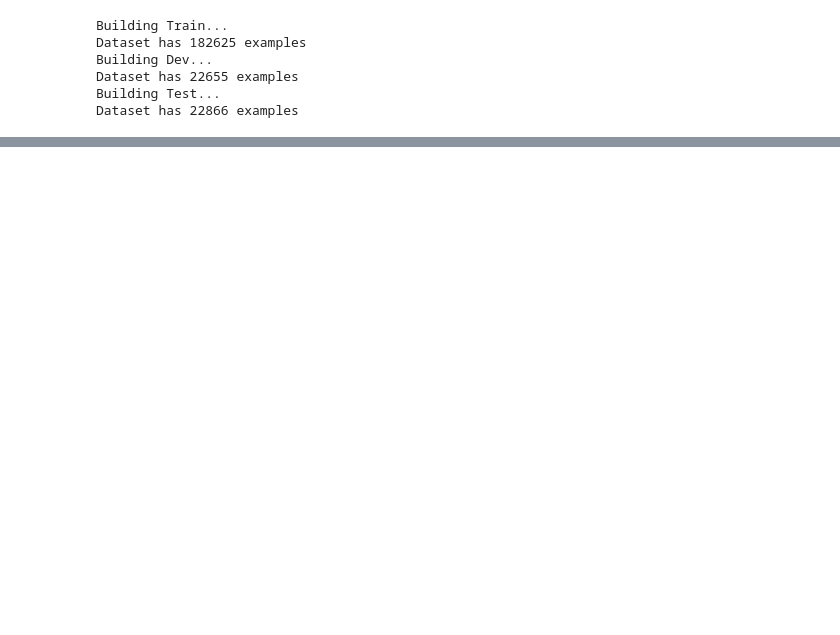
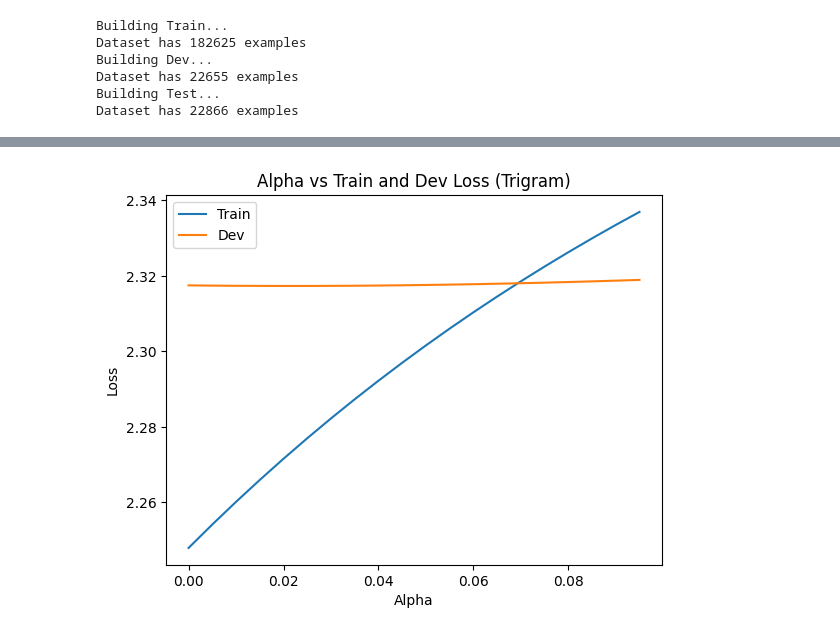
Before and after one commit to pc-cp/Neural-Networks-Zero-to-Hero, a Jupyter notebook: exercise of makemore-1.ipynb, the cells around one changed output, grey strips where cells are left out. Saved outputs shown, nothing was run; the diff lists cells and outputs as text; code cells hidden in the pictures; blank space fills up the shorter version.

```diff
--- a/exercise of makemore-1.ipynb
+++ b/exercise of makemore-1.ipynb
@@ -229,9 +202,4 @@ print(len(words_train), len(words_dev), len(words_test))
 # %%
-# Mappings
-chars = sorted(list(set(''.join(words))))
-stoi = {s:i+1 for i,s in enumerate(chars)}
-stoi['.'] = 0
-
 def build_dataset(words):
     xs, ys = [], []
     for w in words:
@@ -248,6 +216,8 @@ def build_dataset(words):
 
     xs = torch.tensor(xs)
     ys = torch.tensor(ys)
+    xs = xs.to(device)
+    ys = ys.to(device)
     print(f'Dataset has {xs.nelement()} examples')
     return xs, ys
 
@@ -332,9 +296,5 @@ Dev Loss: 2.7820115089416504
 # %%
-# Mappings
-chars = sorted(list(set(''.join(words))))
-stoi = {s:i+1 for i,s in enumerate(chars)}
-stoi['.'] = 0
-
+# Bigram
 def build_dataset(words):
     xs, ys = [], []
     for w in words:
@@ -347,7 +307,8 @@ def build_dataset(words):
             ys.append(ix2)
     xs = torch.tensor(xs)
     ys = torch.tensor(ys)
-
+    xs = xs.to(device)
+    ys = ys.to(device)
     print(f'Dataset has {xs.nelement()} examples')
     return xs, ys
 
@@ -366,15 +327,13 @@ Dataset has 22655 examples
 Building Test...
 Dataset has 22866 examples
 # %%
-import torch.nn.functional as F
-import numpy as np
-
-for alpha in np.arange(0.1, 0.5, 0.1):
-    g = torch.Generator().manual_seed(2147483647)
-    W = torch.randn((27, 27), generator=g, requires_grad=True)
+for alpha in np.arange(0, 0.1, 0.05):
+    print(f"\nAlpha: {alpha}")
+    g = torch.Generator(device=device).manual_seed(2147483647)
+    W = torch.randn((27, 27), generator=g, requires_grad=True, device=device)
 
     # --- TRAINING (only on Xtr, Ytr) ---
-    for k in range(100): # Increase this to ~1000 or more for good results
+    for k in range(50): # Increase this to ~1000 or more for good results
         # Forward pass
         xenc = F.one_hot(Bi_Xtr, num_classes=27).float()
         logits = xenc @ W
@@ -384,7 +343,6 @@ for alpha in np.arange(0.1, 0.5, 0.1):
         probs = counts / counts.sum(1, keepdims=True)
 
         # Loss
-        # loss = -probs[torch.arange(len(Ytr)), Ytr].log().mean()
         loss = -probs[torch.arange(len(Bi_Xtr)), Bi_Ytr].log().mean() + alpha * (W**2).mean()
 
         # Backward
@@ -409,7 +367,7 @@ for alpha in np.arange(0.1, 0.5, 0.1):
         xenc_test = F.one_hot(Bi_Xte, num_classes=27).float()
         logits_test = xenc_test @ W
         counts_test = logits_test.exp()
-        probs_test = counts_test / counts_test.sum(1, keepsdims=True)
+        probs_test = counts_test / counts_test.sum(1, keepdims=True)
         loss_test = -probs_test[torch.arange(len(Bi_Yte)), Bi_Yte].log().mean()
         # Usually we DO NOT include regularization in test/dev loss
         # because regularization is a training penalty,
@@ -426,0 +472,13 @@ Dev Loss: 2.7443368434906006
+# %%
+plt.figure()
+plt.plot(alphas, train_losses)
+plt.plot(alphas, dev_losses)
+
+plt.xlabel("Alpha")
+plt.ylabel("Loss")
+plt.title("Alpha vs Train and Dev Loss (Trigram)")
+plt.legend(["Train", "Dev"])
+
+plt.show()
+# %% [output]
+[figure, added]
```
Also changed, not shown: parts of 26 cells of this notebook.
